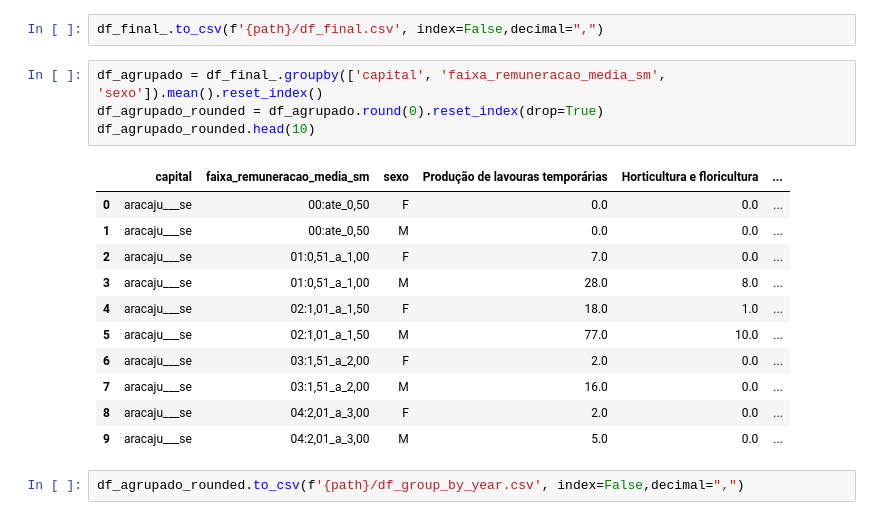
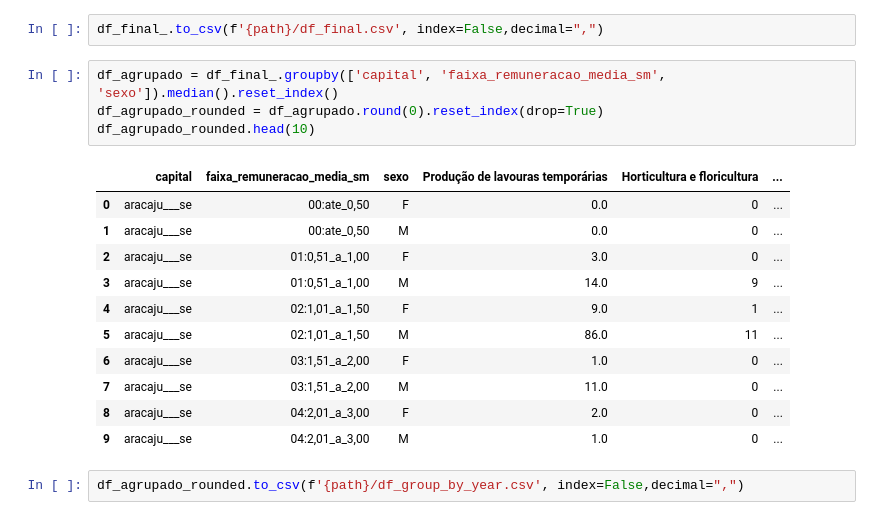
Before and after one commit to luisabolsonisousa/rais_ingestion, a Jupyter notebook: rais_dados/new_data/only_one_file/inner_files.ipynb, the cells around one changed output. Saved outputs shown, nothing was run; the diff lists cells and outputs as text.

Commit message:
mudando media por mediana

```diff
--- a/rais_dados/new_data/only_one_file/inner_files.ipynb
+++ b/rais_dados/new_data/only_one_file/inner_files.ipynb
@@ -110,21 +110,21 @@ df_final_.shape
 # %%
 df_final_.to_csv(f'{path}/df_final.csv', index=False,decimal=",")
 # %%
-df_agrupado = df_final_.groupby(['capital', 'faixa_remuneracao_media_sm', 'sexo']).mean().reset_index()
+df_agrupado = df_final_.groupby(['capital', 'faixa_remuneracao_media_sm', 'sexo']).median().reset_index()
 df_agrupado_rounded = df_agrupado.round(0).reset_index(drop=True)
 df_agrupado_rounded.head(10)
 # %% [output]
 |  | capital | faixa_remuneracao_media_sm | sexo | Produção de lavouras temporárias | Horticultura e floricultura | ... |
-| 0 | aracaju___se | 00:ate_0,50 | F | 0.0 | 0.0 | ... |
-| 1 | aracaju___se | 00:ate_0,50 | M | 0.0 | 0.0 | ... |
-| 2 | aracaju___se | 01:0,51_a_1,00 | F | 7.0 | 0.0 | ... |
-| 3 | aracaju___se | 01:0,51_a_1,00 | M | 28.0 | 8.0 | ... |
-| 4 | aracaju___se | 02:1,01_a_1,50 | F | 18.0 | 1.0 | ... |
-| 5 | aracaju___se | 02:1,01_a_1,50 | M | 77.0 | 10.0 | ... |
-| 6 | aracaju___se | 03:1,51_a_2,00 | F | 2.0 | 0.0 | ... |
-| 7 | aracaju___se | 03:1,51_a_2,00 | M | 16.0 | 0.0 | ... |
-| 8 | aracaju___se | 04:2,01_a_3,00 | F | 2.0 | 0.0 | ... |
-| 9 | aracaju___se | 04:2,01_a_3,00 | M | 5.0 | 0.0 | ... |
+| 0 | aracaju___se | 00:ate_0,50 | F | 0.0 | 0 | ... |
+| 1 | aracaju___se | 00:ate_0,50 | M | 0.0 | 0 | ... |
+| 2 | aracaju___se | 01:0,51_a_1,00 | F | 3.0 | 0 | ... |
+| 3 | aracaju___se | 01:0,51_a_1,00 | M | 14.0 | 9 | ... |
+| 4 | aracaju___se | 02:1,01_a_1,50 | F | 9.0 | 1 | ... |
+| 5 | aracaju___se | 02:1,01_a_1,50 | M | 86.0 | 11 | ... |
+| 6 | aracaju___se | 03:1,51_a_2,00 | F | 1.0 | 0 | ... |
+| 7 | aracaju___se | 03:1,51_a_2,00 | M | 11.0 | 0 | ... |
+| 8 | aracaju___se | 04:2,01_a_3,00 | F | 2.0 | 0 | ... |
+| 9 | aracaju___se | 04:2,01_a_3,00 | M | 1.0 | 0 | ... |
 # %%
 df_agrupado_rounded.to_csv(f'{path}/df_group_by_year.csv', index=False,decimal=",")
 # %%
```
Also changed, not shown: parts of 1 cell of this notebook, 4 other files.
